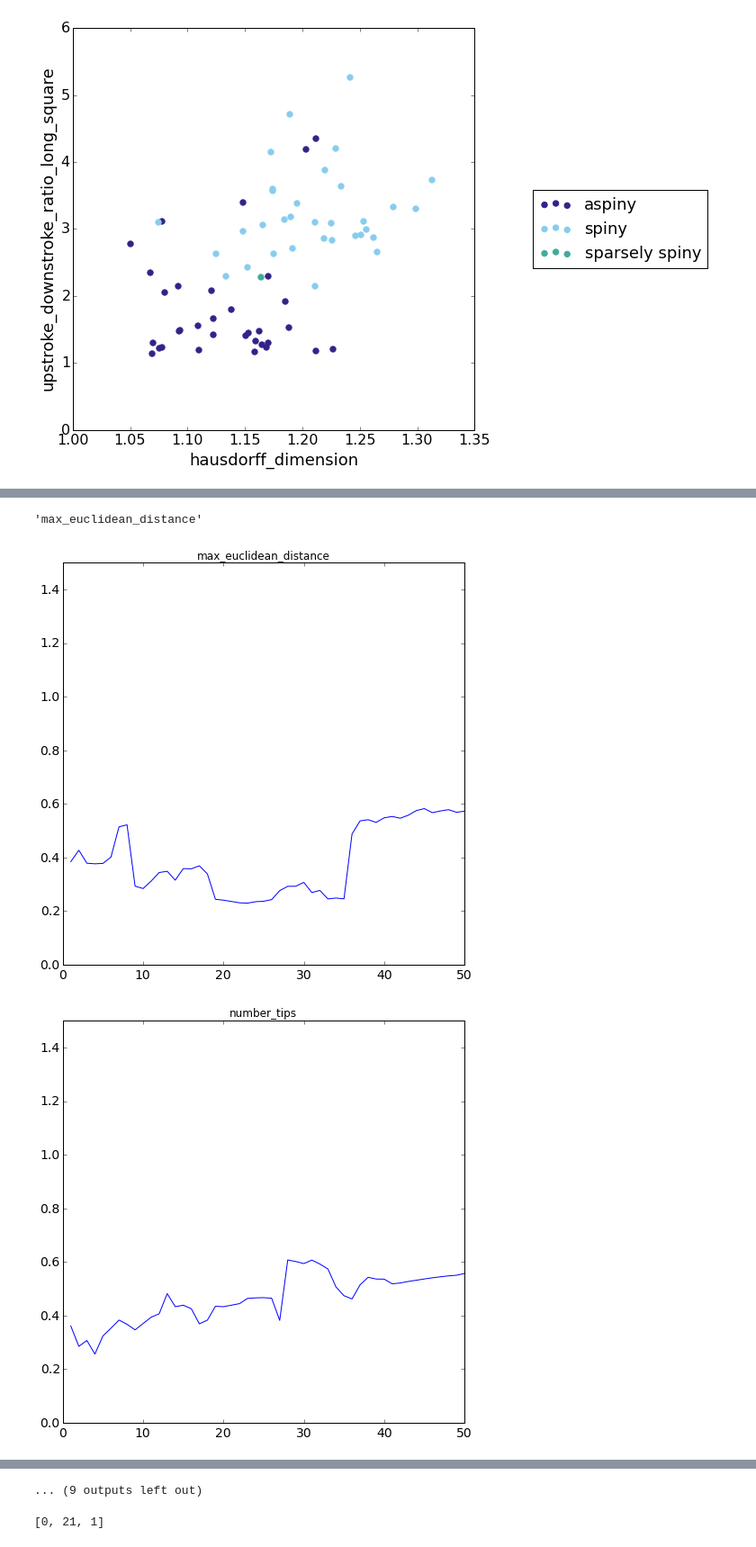
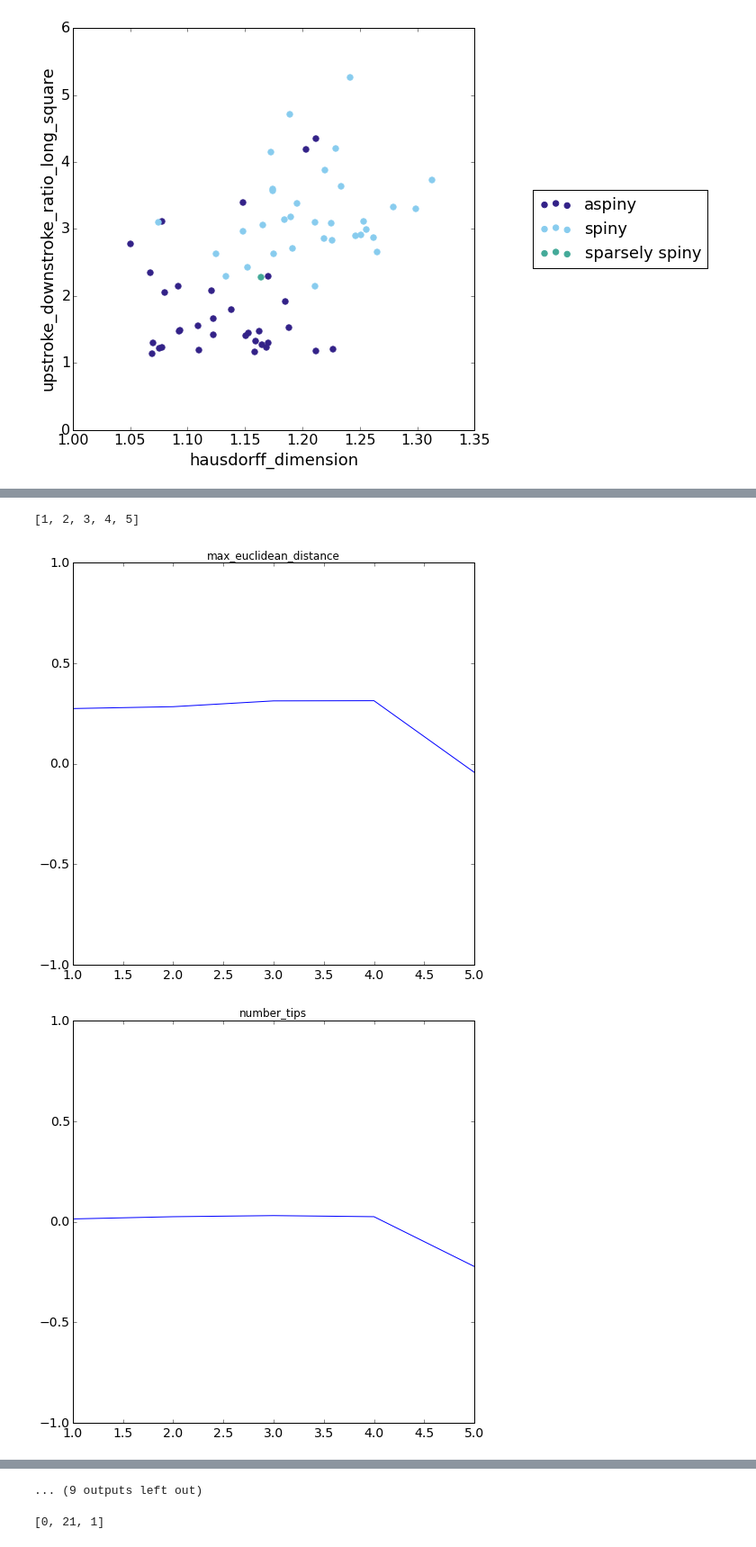
Before and after one commit to aivai/SWDBproject, a Jupyter notebook: SWDB_Project1_ephysmorph_fulldataset.ipynb, the cells around one changed output, grey strips where cells are left out. Shown at 90% size. Drawn from its saved outputs; the diff is of its cells as text; code cells hidden in the pictures.

Commit message:
Fixed R^2 values to be real, but now they're less interesting :(

```diff
--- a/SWDB_Project1_ephysmorph_fulldataset.ipynb
+++ b/SWDB_Project1_ephysmorph_fulldataset.ipynb
@@ -380,22 +380,29 @@ n_folds = 10
 # %%
 ranked_feature_set = {}
 keys = features_to_predict
+# %%
+c_vals = c_vals[0:6]
+g_vals = g_vals[0:6]
 # %%
 #Loop over set of possible morphology features to predict
 features_to_predict = corr_abs_morph.index
 n_features_to_predict = len(features_to_predict)
 n_predictors = len(corr_abs_ephys.index)
+number_predictors_to_test = 5
 
 ranked_feature_set = {}
 keys = features_to_predict
 
 #Define feature matrix in which to place scores of model performance for each feature number
-feature_scores = np.zeros(shape=(n_features_to_predict, n_predictors))
+feature_scores = np.zeros(shape=(n_features_to_predict, number_predictors_to_test))
+
+model_parameters_at_max = np.zeros(shape=(n_features_to_predict, n_predictors, 3))
 
 for predicted_feature_number, feature_to_predict in enumerate(features_to_predict):
 
     #Rank features to use in prediction
     related_features = corr_abs_ephysmorph.loc[feature_to_predict]
+    related_features = related_features[0:number_predictors_to_test] #Sub-select features to use in prediction
     ranked_features = related_features.order(kind="quicksort",ascending=False)
     ranked_features_index = ranked_features.index
 
@@ -406,7 +413,7 @@ for predicted_feature_number, feature_to_predict in enumerate(features_to_predic
 
     #Loop over ranked features, adding one each time
     for feature_number, ranked_feature in enumerate(ranked_features_index):
-
+        print feature_to_predict,ranked_feature
         #Choose feature set to use (X) and expected output values (y) for training dataset. Scale values to 0 mean, variance 1 (Gaussian).
         feature_set.append(ranked_feature) #Adds one feature each time through the loop
 
@@ -420,25 +427,28 @@ for predicted_feature_number, feature_to_predict in enumerate(features_to_predic
         #Optimize parameters for this regression
 
         #Define parameter matrix in which to place scores
-        parameter_scores = np.zeros(shape=(len(c_vals),len(g_vals),len(kernels)))
+        parameter_scores = np.empty(shape=(len(c_vals),len(kernels),len(g_vals)))
+        parameter_scores[:,:,:]= np.nan
 
         for c_number, c_val in enumerate(c_vals):
-            for g_number, g_val in enumerate(g_vals):
-                for kernel_number, kernel in enumerate(kernels):
+            for kernel_number, kernel in enumerate(kernels):
+                for g_number, g_val in enumerate(g_vals):
                     scores = [] #Rewrite scores variable each time through the loop
                     kf = cross_validation.KFold(len(X), n_folds=n_folds)
-
+                    clf = SVR(C=c_val,gamma=g_val,kernel=kernel)
                     for train_index, test_index in kf:
                         X_train, X_test = X[train_index], X[test_index]
                         y_train, y_test = y[train_index], y[test_index]
                         clf.fit(X_train, y_train)
                         scores.append(clf.score(X_test, y_test, sample_weight=None)) #Record each score for this set
-                    abs_score = np.abs(scores)
-                    mean_score = np.mean(abs_score)
-                    parameter_scores[c_number, g_number, kernel_number] = mean_score
+                    #abs_score = np.abs(scores)
+                    mean_score = np.nanmean(scores) #(abs_score) Absolute value not relevant for this R^2method, not Pearson
+                    parameter_scores[c_number, kernel_number, g_number] = mean_score
+                    if kernel != 'rbf':
+                        parameter_scores[c_number, kernel_number, :] = mean_score
+                        break
         feature_scores[predicted_feature_number,feature_number] = parameter_scores.max() #Max with respect to a particular axis, need to max across all 3?
-        #Use argmax here to get parameter values for max feature, store them
-
+        model_parameters_at_max[predicted_feature_number,feature_number,:] = parameter_scores.argmax()
 
     #scores_matrix = ephys_feature + '_v_' + morph_feature + '_' + chosen_type + '.png'
 #Save this score in a list for each feature set for this morphology feature
@@ -445,25 +493,25 @@ for predicted_feature_number, feature_to_predict in enumerate(features_to_predic
 # %%
-x_coords = list(range(1,51))
+x_coords = range(1,number_predictors_to_test+1)
-# %%
-title
-# %% [output]
-'max_euclidean_distance'
+# %%
+range(1,number_predictors_to_test+1)
+# %% [output]
+[1, 2, 3, 4, 5]
 # %%
 lines = range(len(feature_scores)-1)
 
 for line in lines:
     fig, ax = plt.subplots(figsize=(8,8))
     ax.plot(x_coords, feature_scores[line,:], label=a_type)
     title = features_to_predict[line]
     plt.title(title)
-    plt.ylim((0,1.5))
+    plt.ylim((-1.0,1.0))
     #Name and save file
     file_name = title + 'prediction_by_topcorr_ephys' + '.png'
     fig.savefig(file_name)
     #ax.set_xlabel(ranked_feature_set[title],size=14) #Xlabels broken, but can figure out which features
     #correspond to which points by looking at ranked_feature_set and choosing first n values up to corresponding
     #x value on graph
     ax.tick_params(axis='both', labelsize=14)
 # %% [output]
-[figure, old version]
+[figure, new version]
-[figure, old version]
+[figure, new version]
```
Also changed, not shown: parts of 4 cells of this notebook.
